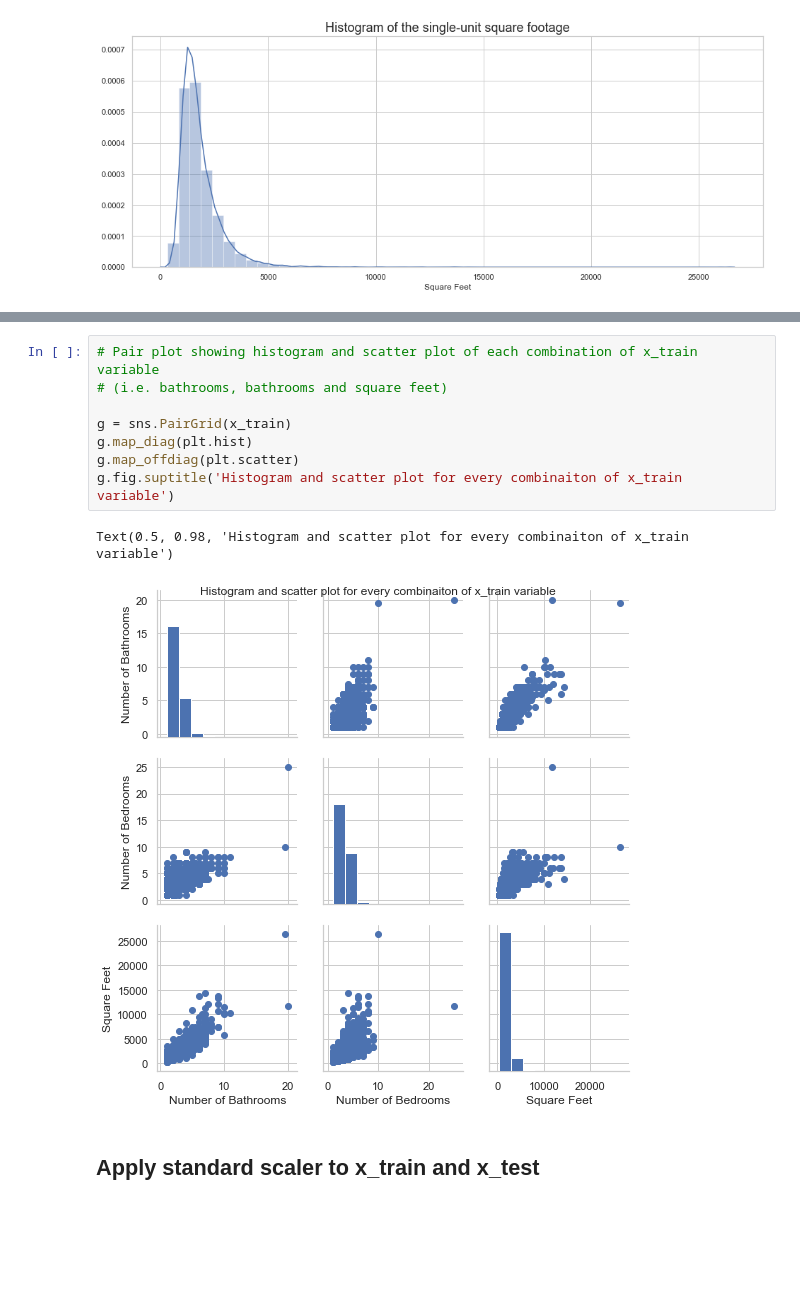
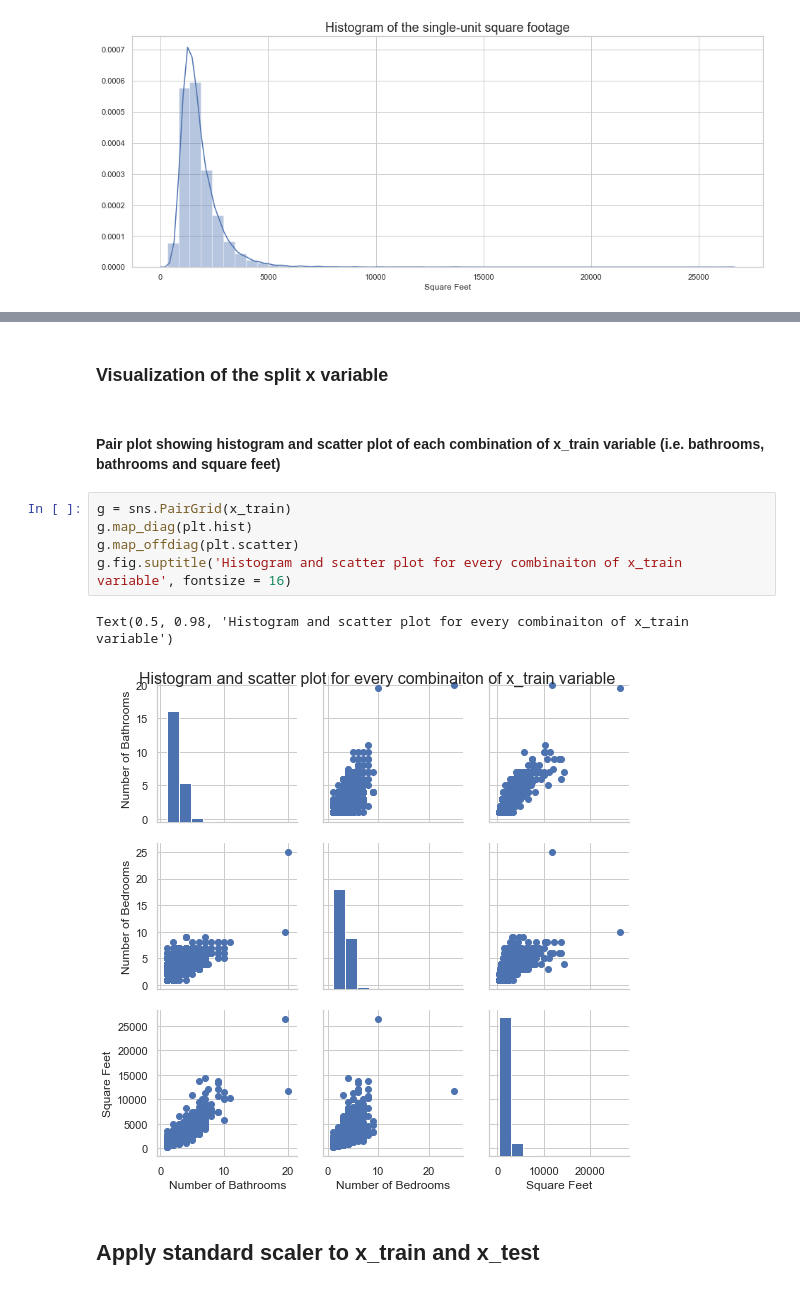
Before and after one commit to soslin/zillow-project, a Jupyter notebook: zillow_project.ipynb, the cells around one changed output, grey strips where cells are left out. Cells and saved outputs as stored; diff of their text form; blank space fills up the shorter version.

```diff
--- a/zillow_project.ipynb
+++ b/zillow_project.ipynb
@@ -193,13 +189,14 @@ y_test.sample(4)
+# %% [markdown]
+### Visualization of the split x variable
+# %% [markdown]
+#### Pair plot showing histogram and scatter plot of each combination of x_train variable (i.e. bathrooms, bathrooms and square feet)
 # %%
-# Pair plot showing histogram and scatter plot of each combination of x_train variable
-# (i.e. bathrooms, bathrooms and square feet)
-
 g = sns.PairGrid(x_train)
 g.map_diag(plt.hist)
 g.map_offdiag(plt.scatter)
-g.fig.suptitle('Histogram and scatter plot for every combinaiton of x_train variable')
+g.fig.suptitle('Histogram and scatter plot for every combinaiton of x_train variable', fontsize = 16)
 # %% [output]
 Text(0.5, 0.98, 'Histogram and scatter plot for every combinaiton of x_train variable')
-[figure, old version]
+[figure, new version]
 # %% [markdown]
 ## Apply standard scaler to x_train and x_test
```
Also changed, not shown: parts of 21 cells of this notebook.
